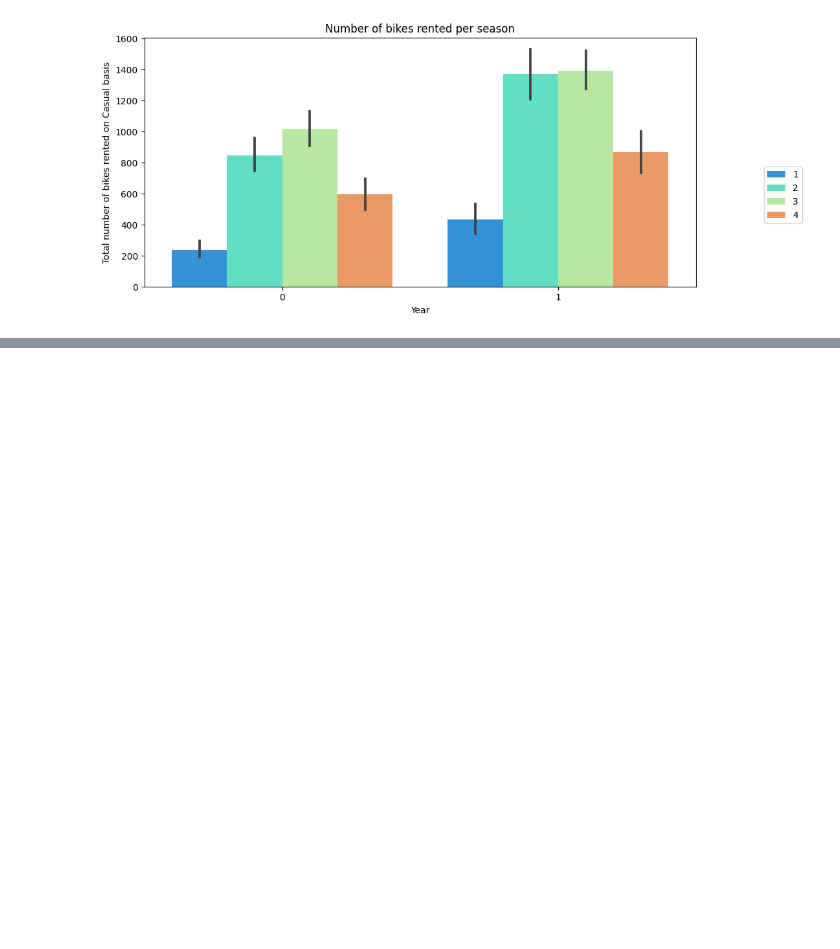
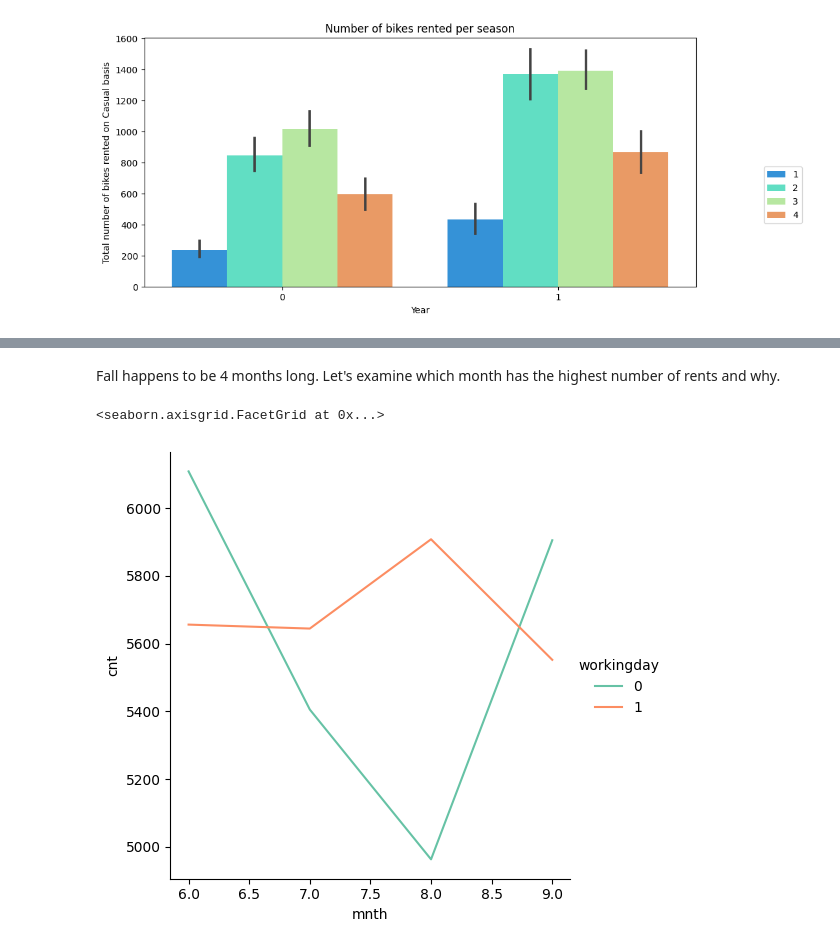
Before and after one commit to hiracse091/STAT_Final_project, a Jupyter notebook: data_prep.ipynb, the cells around one changed output, grey strips where cells are left out. Saved outputs shown, nothing was run; the diff lists cells and outputs as text; code cells hidden in the pictures; blank space fills up the shorter version.

```diff
--- a/data_prep.ipynb
+++ b/data_prep.ipynb
@@ -102,0 +135,7 @@ Text(0.5, 1.0, 'Number of bikes rented per season')
+# %% [markdown]
+Fall happens to be 4 months long. Let's examine which month has the highest number of rents and why.
+# %%
+sns.relplot(x='mnth',y='cnt',hue='workingday',data=df_season_fall, errorbar=None, palette='Set2',kind="line")
+# %% [output]
+<seaborn.axisgrid.FacetGrid at 0x...>
+[figure, added]
```
Also changed, not shown: parts of 7 cells of this notebook.
